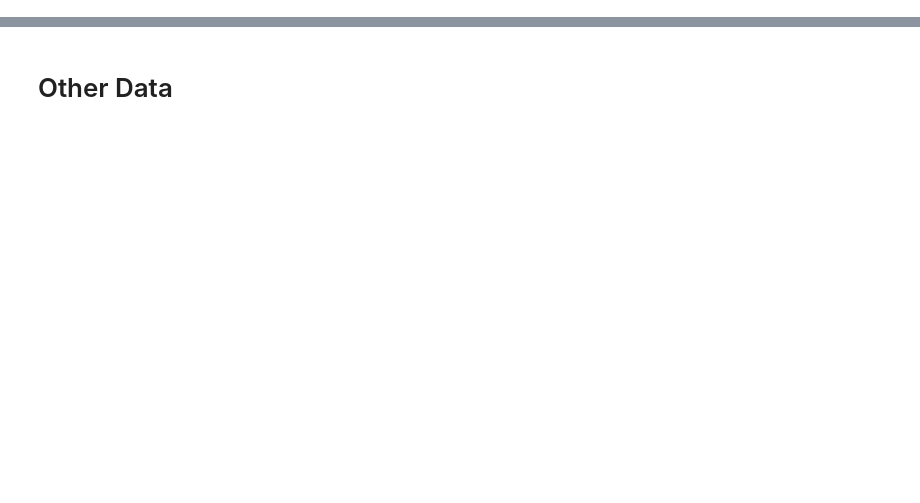
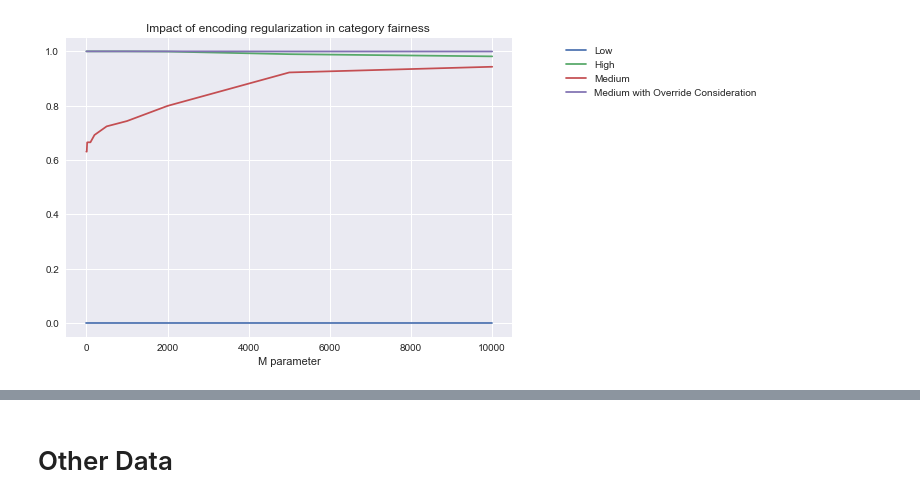
Before and after one commit to cmougan/FairEncoder, a Jupyter notebook: Experiment.ipynb, the cells around one changed output, grey strips where cells are left out. Drawn from its saved outputs; the diff is of its cells as text; code cells hidden in the pictures; blank space fills up the shorter version.

```diff
--- a/Experiment.ipynb
+++ b/Experiment.ipynb
@@ -3,7 +3,9 @@ import pandas as pd
 pd.set_option('display.max_columns', None)
 import numpy as np
 import matplotlib.pyplot as plt
-plt.style.use('seaborn-white')
+import seaborn as sns
+plt.style.use('seaborn')
+
 #from pandas_profiling import ProfileReportofileReport
 
 import warnings
@@ -71,7 +78,7 @@ y = df[['Score']]
 X_tr, X_te, y_tr, y_te = train_test_split(X, y, test_size=0.33, random_state=42)
 # %%
 te = TargetEncoder()
-model = LogisticRegression()
+model = XGBClassifier()
 pipe = Pipeline([('encoder', te), ('model', model)])
 
 pipe.fit(X_tr,y_tr)
@@ -95,21 +147,45 @@ def fit_predict(modelo, enc, data, target, test):
     return pipe.predict(test)
 # %%
 gms = []
+gms_rec = []
 ms = []
-for m in tqdm(np.linspace(0,100,11)):
+
+param = [0, 1, 10, 20, 50, 100, 200, 500, 1000, 2000, 5000, 10_000]
+# np.linspace(0,X_tr.shape[0],20)
+for m in tqdm(param):
     encoder = MEstimateEncoder(m=m)
-    model = GradientBoostingClassifier()
+    model = LogisticRegression()
+    #model = GradientBoostingClassifier()
 
-    preds = fit_predict(
-        modelo=model, enc=encoder, data=X_tr, target=y_tr, test=X_te
-    )
+    preds = fit_predict(modelo=model, enc=encoder, data=X_tr, target=y_tr, test=X_te)
     gm = MetricFrame(
-        metrics=accuracy_score,
+        metrics=selection_rate,
         y_true=y_te,
         y_pred=preds,
-        sensitive_features=X_te['Ethnic_Code_Text'],
+        sensitive_features=X_te["Ethnic_Code_Text"],
     )
+    gm_rec = MetricFrame(
+        metrics=selection_rate,
+        y_true=y_te,
+        y_pred=preds,
+        sensitive_features=X_te["RecSupervisionLevelText"],
+    )
+
     gms.append(gm)
+    gms_rec.append(gm_rec)
     ms.append(m)
+# %%
+plt.figure()
+plt.title('Impact of encoding regularization in category fairness ')
+plt.xlabel('M parameter')
+plt.plot(ms,[gm.by_group['Low'] for gm in gms_rec],label='Low')
+plt.plot(ms,[gm.by_group['High'] for gm in gms_rec],label='High')
+plt.plot(ms,[gm.by_group['Medium'] for gm in gms_rec],label='Medium')
+plt.plot(ms,[gm.by_group['Medium with Override Consideration'] for gm in gms_rec],label='Medium with Override Consideration')
+
+plt.legend(bbox_to_anchor=(1.1, 1))
+plt.show()
+# %% [output]
+[figure, added]
 # %%
 plt.figure()
```
Also changed, not shown: parts of 9 cells of this notebook, 4 other files.
